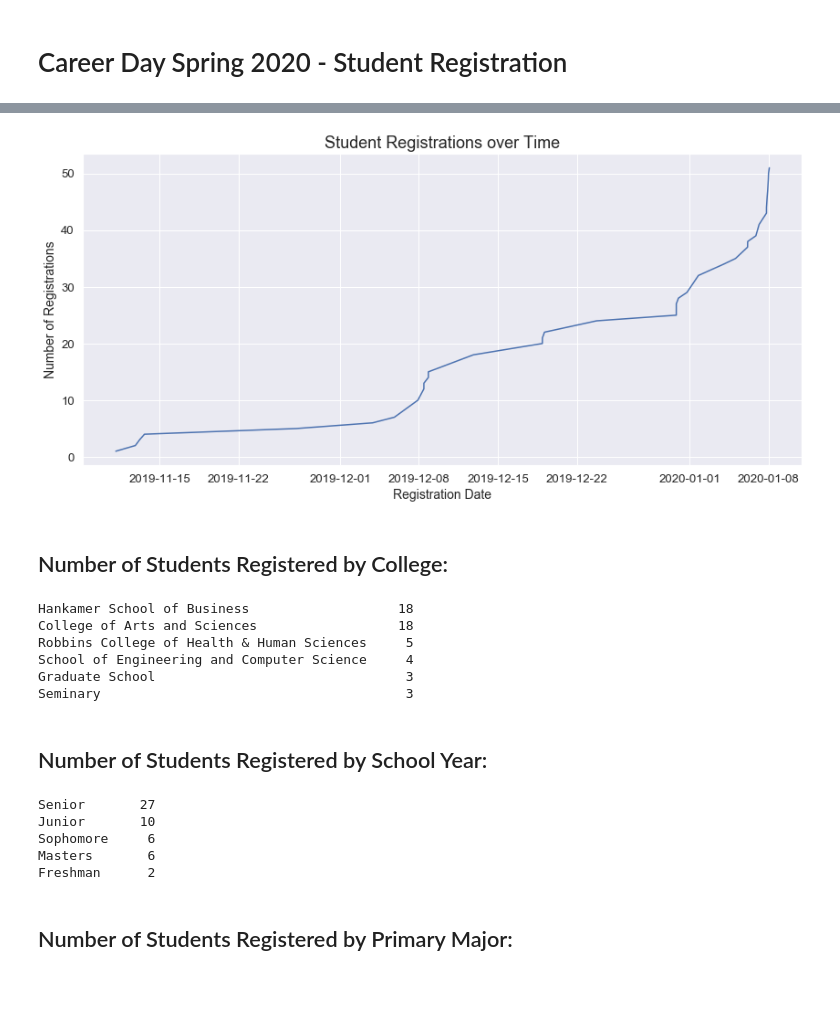
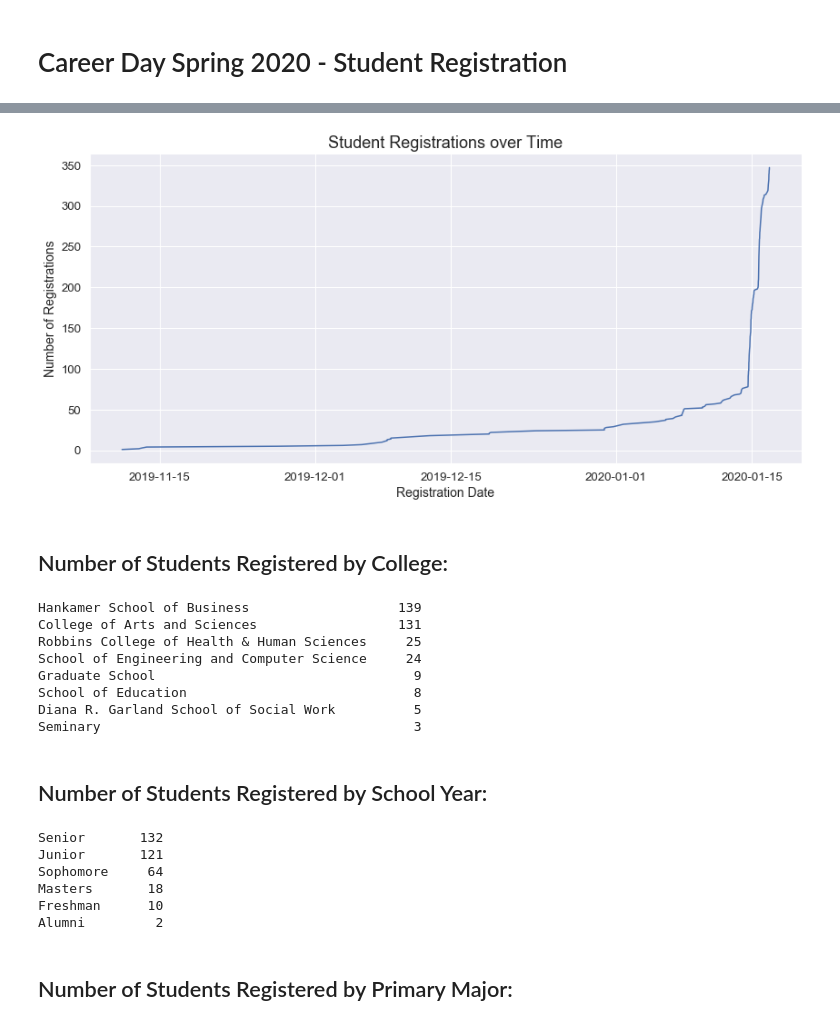
Before and after one commit to AKBoles/Jupyter-Notebook-Reports, a Jupyter notebook: Career Day 2020 Student Registration Report.ipynb, the cells around one changed output, grey strips where cells are left out. Drawn from its saved outputs; the diff is of its cells as text; code cells hidden in the pictures; blank space fills up the shorter version.

```diff
--- a/Career Day 2020 Student Registration Report.ipynb
+++ b/Career Day 2020 Student Registration Report.ipynb
@@ -32,9 +32,9 @@ sns.set_style('darkgrid')
 data_dir = '/Users/andrew_boles/Documents/Jupyter Files/data/'
 # %%
 # import csvs as dfs
-df_sub = pd.read_csv(data_dir + 'attendee_download20200108_SUB.csv')
-df_foster = pd.read_csv(data_dir + 'attendee_download20200108_Foster.csv')
-df_cashion = pd.read_csv(data_dir + 'attendee_download20200108_Cashion.csv')
+df_sub = pd.read_csv(data_dir + 'attendee_download20200116_sub.csv')
+df_foster = pd.read_csv(data_dir + 'attendee_download20200116_foster.csv')
+df_cashion = pd.read_csv(data_dir + 'attendee_download20200116_cashion.csv')
 # looks like we need to change the Majors column for each
 for index,row in df_sub.iterrows():
     row['Majors'] = row['Majors'].split('\"')[1]
@@ -63,6 +63,6 @@ plt.tight_layout()
 # %%
 # now need to make sure that the Registered column is datetime
-df_combo['Registered'] = pd.to_datetime(df_combo['Registered'], format='%Y-%m-%d %I:%M %p')
+df_combo['Registered'] = pd.to_datetime(df_combo['Registered'], format='%m/%d/%y %H:%M')
 df_reg = df_combo['Registered'].value_counts()
 df_reg = df_reg.to_frame()
 registered_date = []
@@ -79,36 +79,39 @@ df_reg['sum'] = sum
 # %%
 # plot over time
 plt.figure(figsize=(12,6))
 sns.set(font_scale=1.2)
-my_date_format = mdates.DateFormatter('%Y-%m-%d %I:%M %p')
+my_date_format = mdates.DateFormatter('%m/%d/%y %H:%M')
 ax = sns.lineplot(x='Registered Date',y='sum', data=df_reg)
 ax.set_xlabel('Registration Date', fontsize=14)
 ax.set_ylabel('Number of Registrations',fontsize=14)
 ax.set_title('Student Registrations over Time',fontsize=18)
 plt.tight_layout()
 # %% [output]
-[figure, old version]
+[figure, new version]
 # %% [markdown]
 ## Number of Students Registered by College:
 # %%
 print(df_combo['College'].value_counts().to_string())
 # %% [output]
-Hankamer School of Business                   18
-College of Arts and Sciences                  18
-Robbins College of Health & Human Sciences     5
-School of Engineering and Computer Science     4
-Graduate School                                3
-Seminary                                       3
+Hankamer School of Business                   139
+College of Arts and Sciences                  131
+Robbins College of Health & Human Sciences     25
+School of Engineering and Computer Science     24
+Graduate School                                 9
+School of Education                             8
+Diana R. Garland School of Social Work          5
+Seminary                                        3
 # %% [markdown]
 ## Number of Students Registered by School Year:
 # %%
 print(df_combo['School Year'].value_counts().to_string())
 # %% [output]
-Senior       27
-Junior       10
-Sophomore     6
-Masters       6
-Freshman      2
+Senior       132
+Junior       121
+Sophomore     64
+Masters       18
+Freshman      10
+Alumni         2
 # %% [markdown]
 ## Number of Students Registered by Primary Major:
 # %%
```
Also changed, not shown: parts of 2 cells of this notebook.
